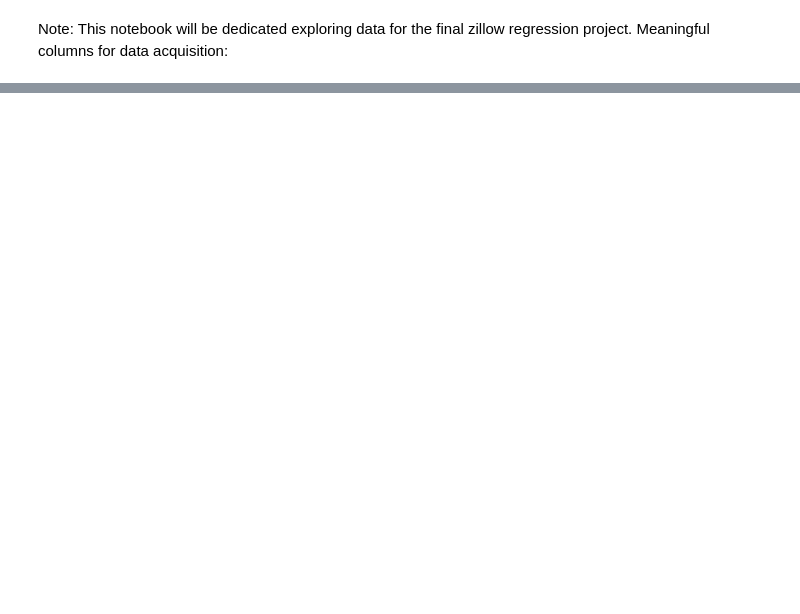
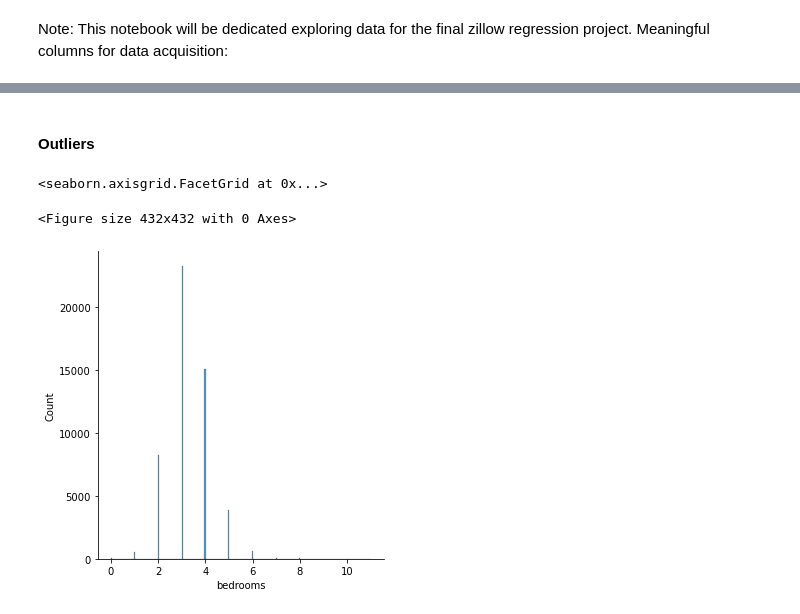
Before and after one commit to m3redithw/regression-exercises, a Jupyter notebook: explore.ipynb, the cells around one changed output, grey strips where cells are left out. Cells and saved outputs as stored; diff of their text form; code cells hidden in the pictures; blank space fills up the shorter version.

```diff
--- a/explore.ipynb
+++ b/explore.ipynb
@@ -93,0 +41,22 @@ df.shape
+# %%
+# Getting conncection to mySQL database, and acquiring data
+
+def get_connection(db, user=env.user, host=env.host, password=env.password):
+    return f'mysql+pymysql://{user}:{password}@{host}/{db}'
+
+# Loading raw data from Zillow database
+def new_zillow_data():
+    '''
+    This function reads the Zillow data from the mySQL database into a df.
+    '''
+    # Create SQL query.
+    sql_query = '''
+    SELECT latitude, longitude, bedroomcnt as bedrooms, bathroomcnt as bathrooms, calculatedfinishedsquarefeet as square_feet, lotsizesquarefeet as lot_size, fips as fips_code, regionidcounty as county_id, yearbuilt as year_built, taxvaluedollarcnt as assessed_value, taxamount as tax_amount
+FROM properties_2017 as p JOIN predictions_2017 as pred USING(parcelid) JOIN
+propertylandusetype as ptype using (propertylandusetypeid)
+WHERE ptype.propertylandusedesc LIKE '%%Single%%' and pred.transactiondate LIKE '2017%%';
+    '''
+    # Read in DataFrame from Codeup db.
+    df = pd.read_sql(sql_query, get_connection('zillow'))
+
+    return df
@@ -93,0 +115,4 @@ df.shape
+# %%
+df['fips_code'] = df['fips_code'].astype(int)
+df['year_built'] = df['year_built'].astype(int)
+df['county_id'] = df['county_id'].astype(int)
@@ -93,0 +134,2 @@ df.shape
+# %% [markdown]
+#### Outliers
@@ -93,0 +139,8 @@ df.shape
+# %%
+plt.figure(figsize = (6, 6))
+
+sns.displot(x='bedrooms', data=df)
+# %% [output]
+<seaborn.axisgrid.FacetGrid at 0x...>
+<Figure size 432x432 with 0 Axes>
+[figure, added]
```
Also changed, not shown: parts of 75 cells of this notebook.
